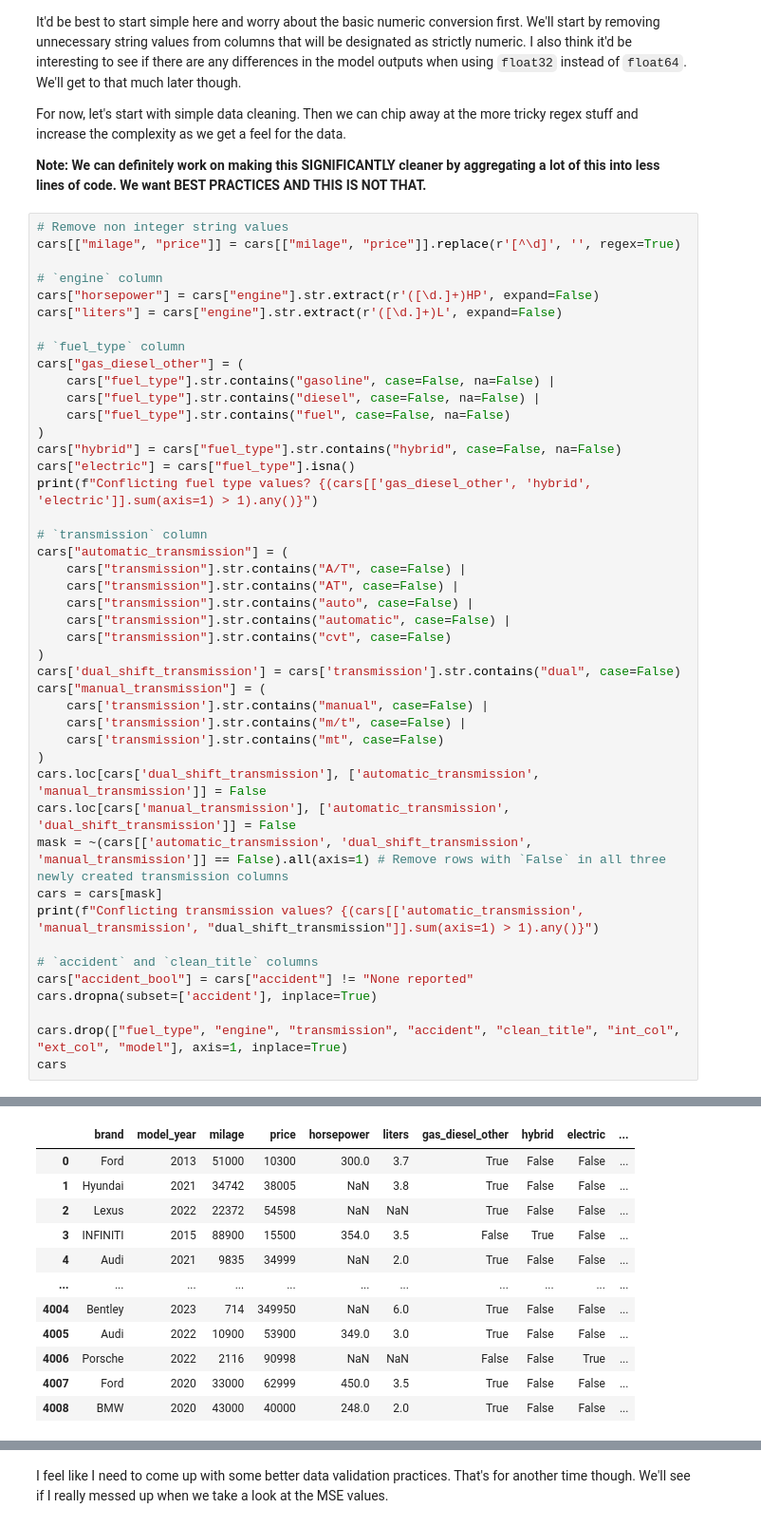
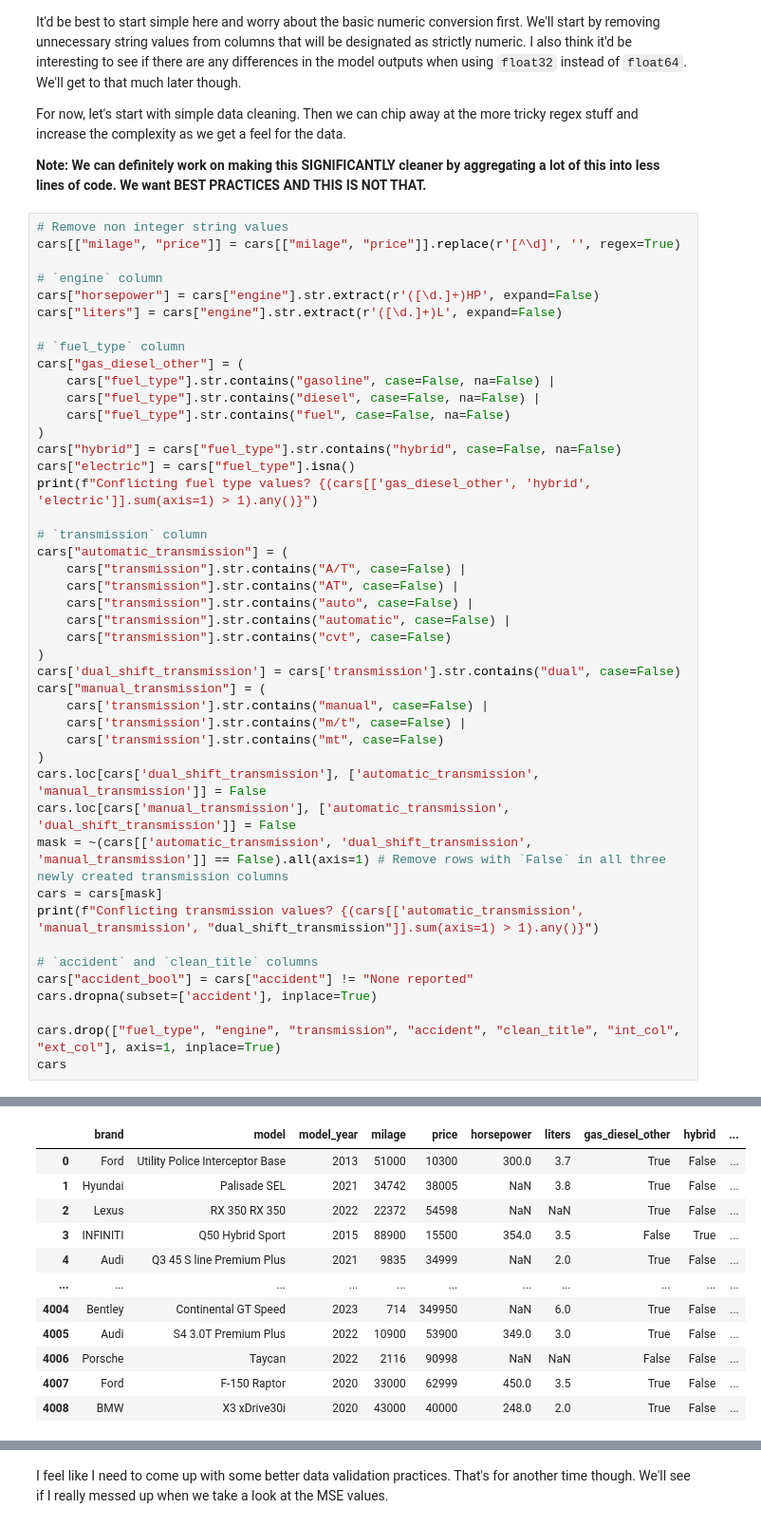
Before and after one commit to crdcamp/lin-reg-practice, a Jupyter notebook: used_car_price_prediction.ipynb, the cells around one changed output, grey strips where cells are left out. Shown: that part at 95% size. Saved outputs shown, nothing was run; the diff lists cells and outputs as text.

```diff
--- a/used_car_price_prediction.ipynb
+++ b/used_car_price_prediction.ipynb
@@ -115,43 +115,43 @@ cars["electric"] = cars["fuel_type"].isna()
 print(f"Conflicting fuel type values? {(cars[['gas_diesel_other', 'hybrid', 'electric']].sum(axis=1) > 1).any()}")
 
 # `transmission` column
 cars["automatic_transmission"] = (
     cars["transmission"].str.contains("A/T", case=False) |
     cars["transmission"].str.contains("AT", case=False) |
     cars["transmission"].str.contains("auto", case=False) |
     cars["transmission"].str.contains("automatic", case=False) |
     cars["transmission"].str.contains("cvt", case=False)
 )
 cars['dual_shift_transmission'] = cars['transmission'].str.contains("dual", case=False)
 cars["manual_transmission"] = (
     cars['transmission'].str.contains("manual", case=False) |
     cars['transmission'].str.contains("m/t", case=False) |
     cars['transmission'].str.contains("mt", case=False)
 )
 cars.loc[cars['dual_shift_transmission'], ['automatic_transmission', 'manual_transmission']] = False
 cars.loc[cars['manual_transmission'], ['automatic_transmission', 'dual_shift_transmission']] = False
 mask = ~(cars[['automatic_transmission', 'dual_shift_transmission', 'manual_transmission']] == False).all(axis=1) # Remove rows with `False` in all three newly created transmission columns
 cars = cars[mask]
 print(f"Conflicting transmission values? {(cars[['automatic_transmission', 'manual_transmission', "dual_shift_transmission"]].sum(axis=1) > 1).any()}")
 
 # `accident` and `clean_title` columns
 cars["accident_bool"] = cars["accident"] != "None reported"
 cars.dropna(subset=['accident'], inplace=True)
 
-cars.drop(["fuel_type", "engine", "transmission", "accident", "clean_title", "int_col", "ext_col", "model"], axis=1, inplace=True)
+cars.drop(["fuel_type", "engine", "transmission", "accident", "clean_title", "int_col", "ext_col"], axis=1, inplace=True)
 cars
 # %% [output]
 Conflicting fuel type values? False
 Conflicting transmission values? False
-|  | brand | model_year | milage | price | horsepower | liters | gas_diesel_other | hybrid | electric | ... |
-| 0 | Ford | 2013 | 51000 | 10300 | 300.0 | 3.7 | True | False | False | ... |
-| 1 | Hyundai | 2021 | 34742 | 38005 | NaN | 3.8 | True | False | False | ... |
-| 2 | Lexus | 2022 | 22372 | 54598 | NaN | NaN | True | False | False | ... |
-| 3 | INFINITI | 2015 | 88900 | 15500 | 354.0 | 3.5 | False | True | False | ... |
-| 4 | Audi | 2021 | 9835 | 34999 | NaN | 2.0 | True | False | False | ... |
+|  | brand | model | model_year | milage | price | horsepower | liters | gas_diesel_other | hybrid | ... |
+| 0 | Ford | Utility Police Interceptor Base | 2013 | 51000 | 10300 | 300.0 | 3.7 | True | False | ... |
+| 1 | Hyundai | Palisade SEL | 2021 | 34742 | 38005 | NaN | 3.8 | True | False | ... |
+| 2 | Lexus | RX 350 RX 350 | 2022 | 22372 | 54598 | NaN | NaN | True | False | ... |
+| 3 | INFINITI | Q50 Hybrid Sport | 2015 | 88900 | 15500 | 354.0 | 3.5 | False | True | ... |
+| 4 | Audi | Q3 45 S line Premium Plus | 2021 | 9835 | 34999 | NaN | 2.0 | True | False | ... |
 | ... | ... | ... | ... | ... | ... | ... | ... | ... | ... | ... |
-| 4004 | Bentley | 2023 | 714 | 349950 | NaN | 6.0 | True | False | False | ... |
-| 4005 | Audi | 2022 | 10900 | 53900 | 349.0 | 3.0 | True | False | False | ... |
-| 4006 | Porsche | 2022 | 2116 | 90998 | NaN | NaN | False | False | True | ... |
-| 4007 | Ford | 2020 | 33000 | 62999 | 450.0 | 3.5 | True | False | False | ... |
-| 4008 | BMW | 2020 | 43000 | 40000 | 248.0 | 2.0 | True | False | False | ... |
+| 4004 | Bentley | Continental GT Speed | 2023 | 714 | 349950 | NaN | 6.0 | True | False | ... |
+| 4005 | Audi | S4 3.0T Premium Plus | 2022 | 10900 | 53900 | 349.0 | 3.0 | True | False | ... |
+| 4006 | Porsche | Taycan | 2022 | 2116 | 90998 | NaN | NaN | False | False | ... |
+| 4007 | Ford | F-150 Raptor | 2020 | 33000 | 62999 | 450.0 | 3.5 | True | False | ... |
+| 4008 | BMW | X3 xDrive30i | 2020 | 43000 | 40000 | 248.0 | 2.0 | True | False | ... |
```
Also changed, not shown: parts of 5 cells of this notebook.
